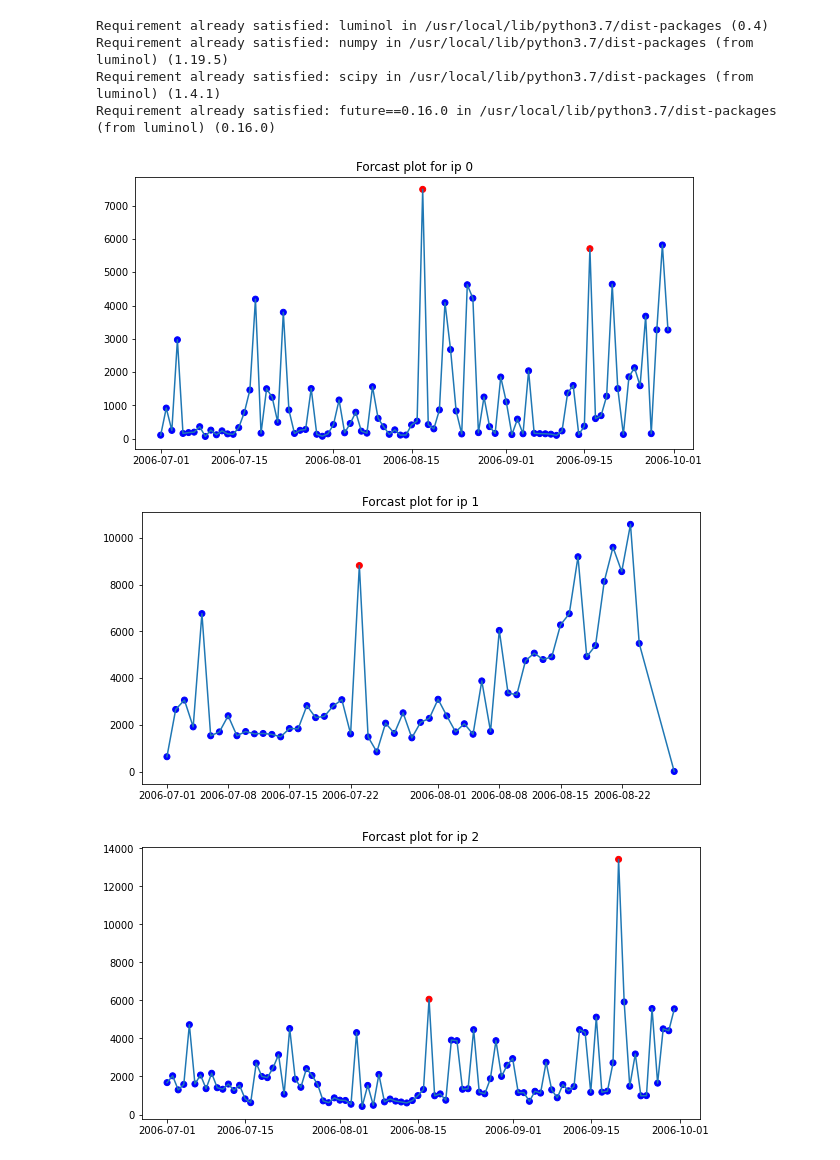
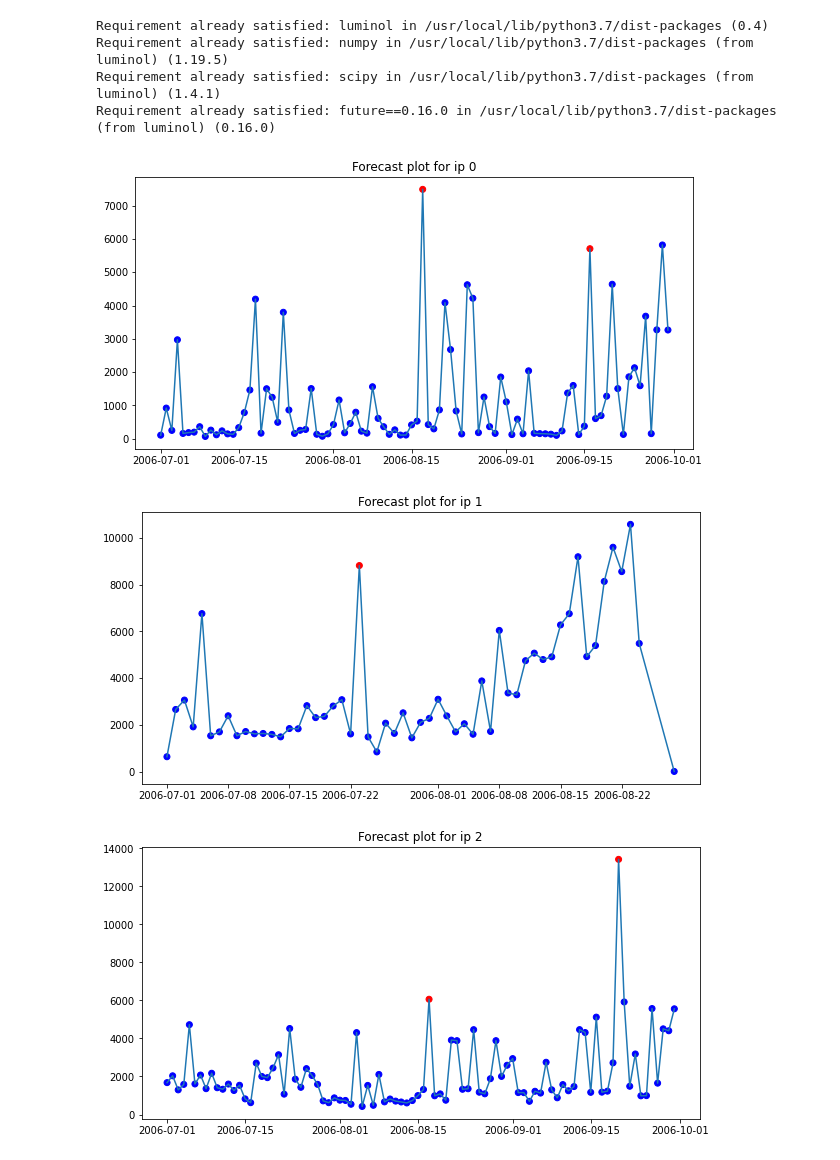
Before and after one commit to AnirudhJM24/myML, a Jupyter notebook: anomaliez.ipynb, the cells around one changed output. Drawn from its saved outputs; the diff is of its cells as text; code cells hidden in the pictures.

```diff
--- a/anomaliez.ipynb
+++ b/anomaliez.ipynb
@@ -167,15 +167,15 @@ def get_luminol_anomalies(ano):
 # %%
 for i in range(df['l_ipn'].nunique()):
     t_df = get_luminol_anomalies(get_daily_aggregate_l_ipn(i))
 
     colors = {0:'blue', 1:'red'}
 
     plt.figure(figsize=(10,5))
     plt.plot(t_df['ds'],t_df['y'])
     plt.scatter(t_df['ds'],t_df['y'],c=t_df['isAnomaly'].apply(lambda x: colors[x]))
-    plt.title('Forcast plot for ip %d' %i)
+    plt.title('Forecast plot for ip %d' %i)
     plt.show()
 # %% [output]
 [figure]
-[figure, old version]
+[figure, new version]
-[figure, old version]
+[figure, new version]
```
Also changed, not shown: parts of 1 cell of this notebook.
